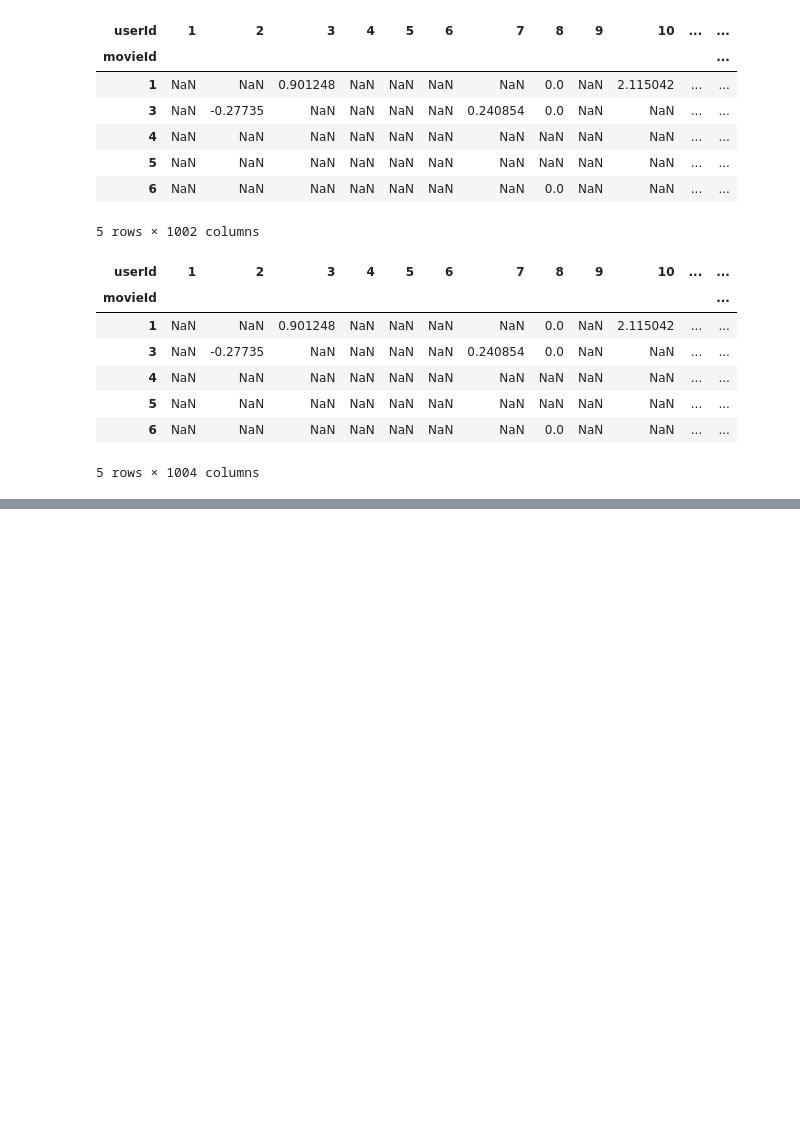
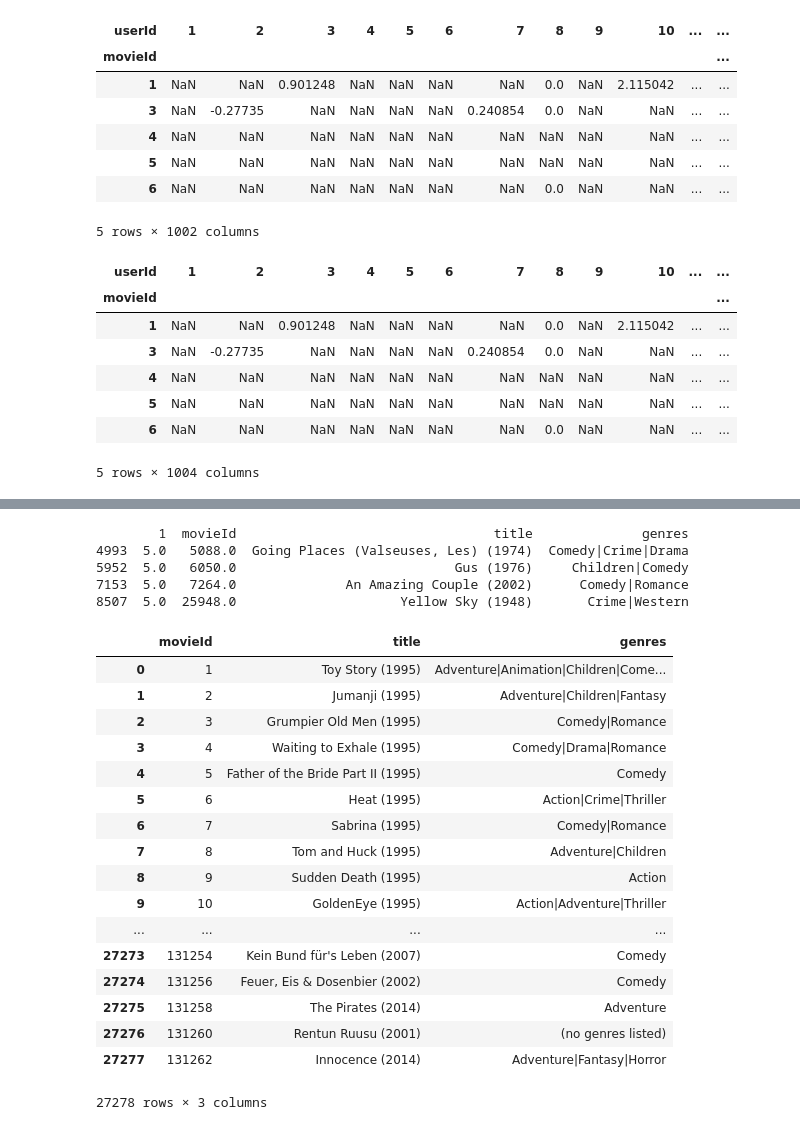
Before and after one commit to ahriley/movie-matchmaker, a Jupyter notebook: demos/Basic_Rec_Engine.ipynb, the cells around one changed output, grey strips where cells are left out. Saved outputs shown, nothing was run; the diff lists cells and outputs as text; code cells hidden in the pictures; blank space fills up the shorter version.

Commit message:
updated toy model
added a check of movie titles with recommendations

```diff
--- a/demos/Basic_Rec_Engine.ipynb
+++ b/demos/Basic_Rec_Engine.ipynb
@@ -201,3 +201,7 @@ temp_weights.head()
 | 5 | NaN | NaN | NaN | NaN | NaN | NaN | NaN | NaN | NaN | NaN | ... | ... |
 | 6 | NaN | NaN | NaN | NaN | NaN | NaN | NaN | 0.0 | NaN | NaN | ... | ... |
 5 rows × 1004 columns
+# %%
+### Get movie lists to see if these ratings actually make sense
+movienames = pd.read_csv('data/movies.csv',header=0)
+movienames.head()
@@ -203,0 +238,30 @@ temp_weights.head()
+# %%
+best = test.loc[test[1]>=5.0]
+print(best)
+# %% [output]
+        1  movieId                                 title              genres
+4993  5.0   5088.0  Going Places (Valseuses, Les) (1974)  Comedy|Crime|Drama
+5952  5.0   6050.0                            Gus (1976)     Children|Comedy
+7153  5.0   7264.0              An Amazing Couple (2002)      Comedy|Romance
+8507  5.0  25948.0                     Yellow Sky (1948)       Crime|Western
+# %%
+topmovies = movienames.loc[movienames.movieId==]
+# %% [output]
+|  | movieId | title | genres |
+| 0 | 1 | Toy Story (1995) | Adventure|Animation|Children|Come... |
+| 1 | 2 | Jumanji (1995) | Adventure|Children|Fantasy |
+| 2 | 3 | Grumpier Old Men (1995) | Comedy|Romance |
+| 3 | 4 | Waiting to Exhale (1995) | Comedy|Drama|Romance |
+| 4 | 5 | Father of the Bride Part II (1995) | Comedy |
+| 5 | 6 | Heat (1995) | Action|Crime|Thriller |
+| 6 | 7 | Sabrina (1995) | Comedy|Romance |
+| 7 | 8 | Tom and Huck (1995) | Adventure|Children |
+| 8 | 9 | Sudden Death (1995) | Action |
+| 9 | 10 | GoldenEye (1995) | Action|Adventure|Thriller |
+| ... | ... | ... | ... |
+| 27273 | 131254 | Kein Bund für's Leben (2007) | Comedy |
+| 27274 | 131256 | Feuer, Eis & Dosenbier (2002) | Comedy |
+| 27275 | 131258 | The Pirates (2014) | Adventure |
+| 27276 | 131260 | Rentun Ruusu (2001) | (no genres listed) |
+| 27277 | 131262 | Innocence (2014) | Adventure|Fantasy|Horror |
+27278 rows × 3 columns
```
Also changed, not shown: parts of 4 cells of this notebook.
